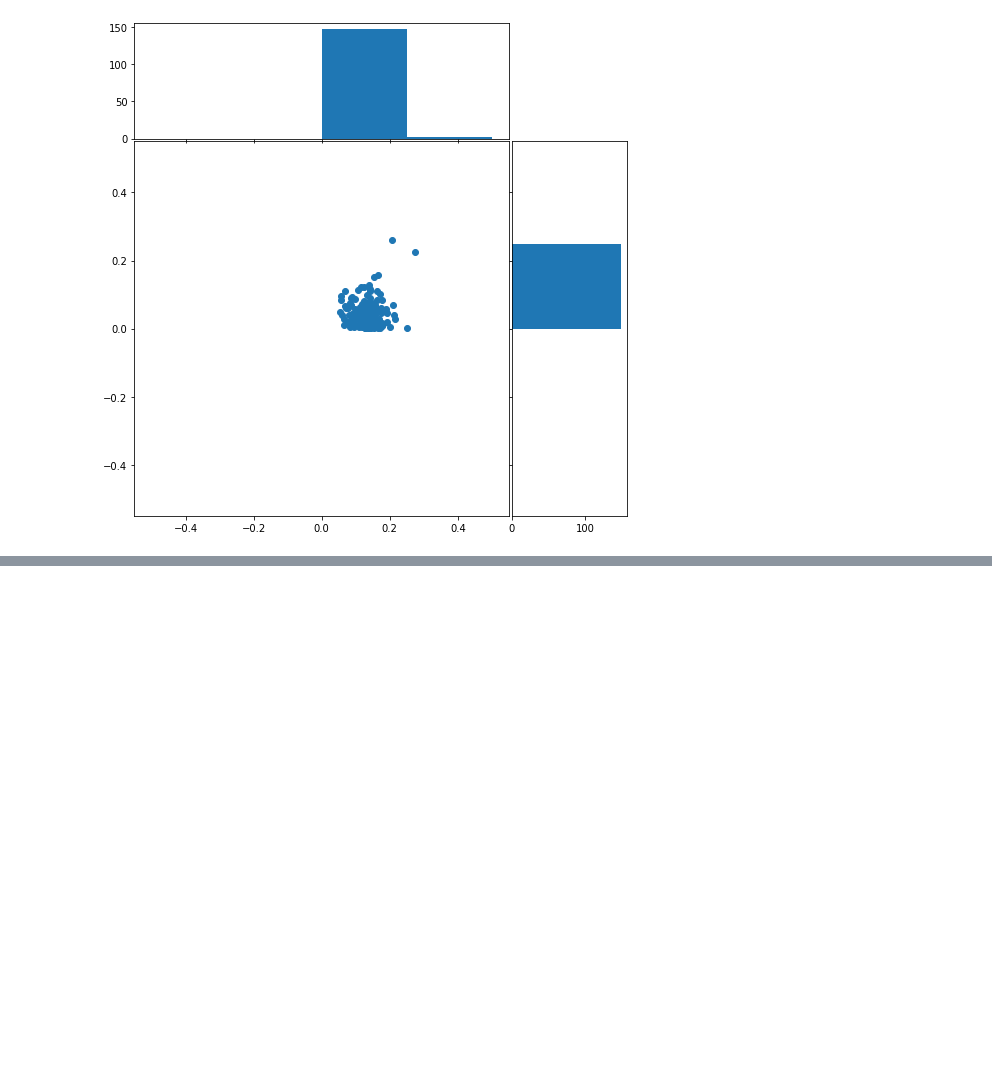
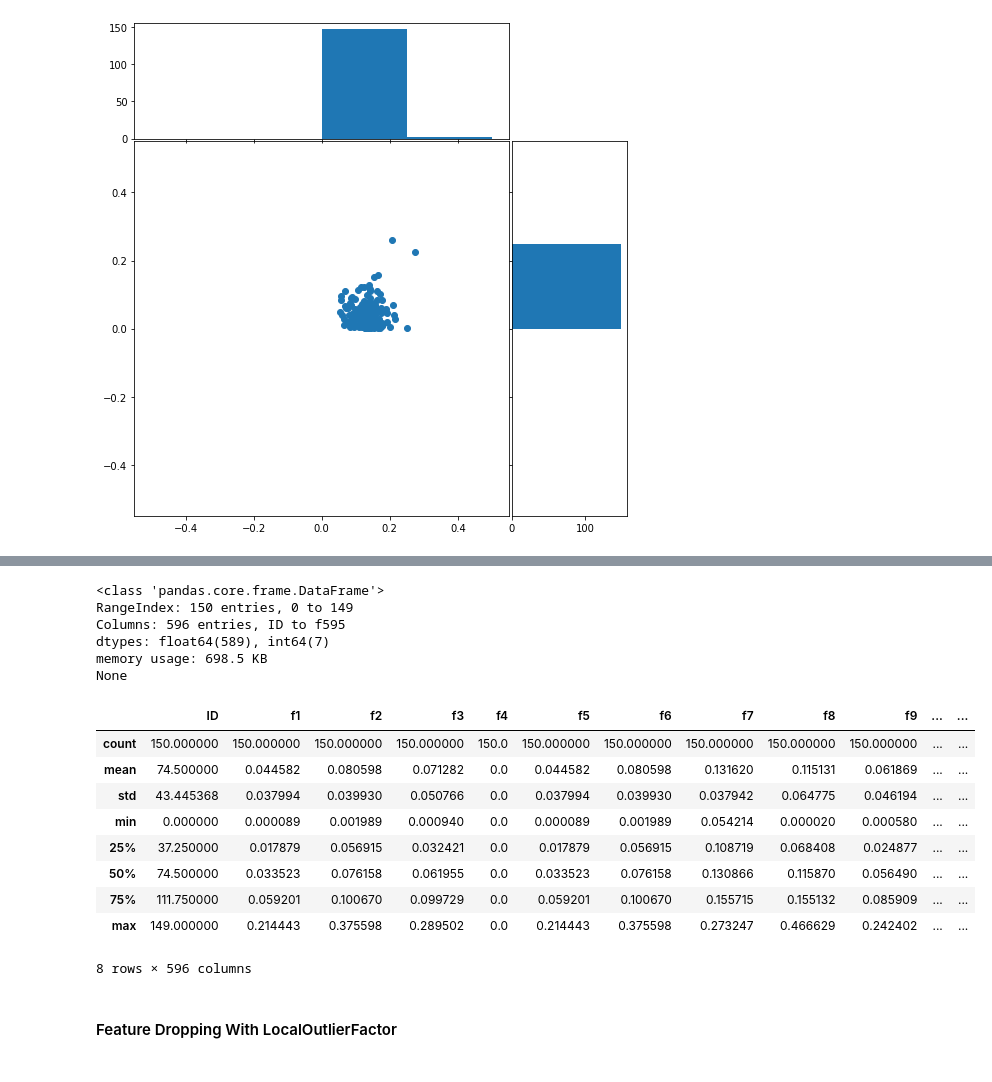
Before and after one commit to CaganKiper/LFD-2021-Term-Project, a Jupyter notebook: Kaggle.ipynb, the cells around one changed output, grey strips where cells are left out. Drawn from its saved outputs; the diff is of its cells as text; code cells hidden in the pictures; blank space fills up the shorter version.

Commit message:
Feature dropping with LocalOutlierFactor

```diff
--- a/Kaggle.ipynb
+++ b/Kaggle.ipynb
@@ -289,0 +308,22 @@ def train_model_and_predict(model, data, labels, test):
+# %%
+print(train_t0_data.info())
+# %% [output]
+<class 'pandas.core.frame.DataFrame'>
+RangeIndex: 150 entries, 0 to 149
+Columns: 596 entries, ID to f595
+dtypes: float64(589), int64(7)
+memory usage: 698.5 KB
+None
+# %%
+train_t0_data.describe()
+# %% [output]
+|  | ID | f1 | f2 | f3 | f4 | f5 | f6 | f7 | f8 | f9 | ... | ... |
+| count | 150.000000 | 150.000000 | 150.000000 | 150.000000 | 150.0 | 150.000000 | 150.000000 | 150.000000 | 150.000000 | 150.000000 | ... | ... |
+| mean | 74.500000 | 0.044582 | 0.080598 | 0.071282 | 0.0 | 0.044582 | 0.080598 | 0.131620 | 0.115131 | 0.061869 | ... | ... |
+| std | 43.445368 | 0.037994 | 0.039930 | 0.050766 | 0.0 | 0.037994 | 0.039930 | 0.037942 | 0.064775 | 0.046194 | ... | ... |
+| min | 0.000000 | 0.000089 | 0.001989 | 0.000940 | 0.0 | 0.000089 | 0.001989 | 0.054214 | 0.000020 | 0.000580 | ... | ... |
+| 25% | 37.250000 | 0.017879 | 0.056915 | 0.032421 | 0.0 | 0.017879 | 0.056915 | 0.108719 | 0.068408 | 0.024877 | ... | ... |
+| 50% | 74.500000 | 0.033523 | 0.076158 | 0.061955 | 0.0 | 0.033523 | 0.076158 | 0.130866 | 0.115870 | 0.056490 | ... | ... |
+| 75% | 111.750000 | 0.059201 | 0.100670 | 0.099729 | 0.0 | 0.059201 | 0.100670 | 0.155715 | 0.155132 | 0.085909 | ... | ... |
+| max | 149.000000 | 0.214443 | 0.375598 | 0.289502 | 0.0 | 0.214443 | 0.375598 | 0.273247 | 0.466629 | 0.242402 | ... | ... |
+8 rows × 596 columns
@@ -289,0 +334,2 @@ def train_model_and_predict(model, data, labels, test):
+# %% [markdown]
+<h4>Feature Dropping With LocalOutlierFactor<h4>
```
Also changed, not shown: parts of 15 cells of this notebook.
